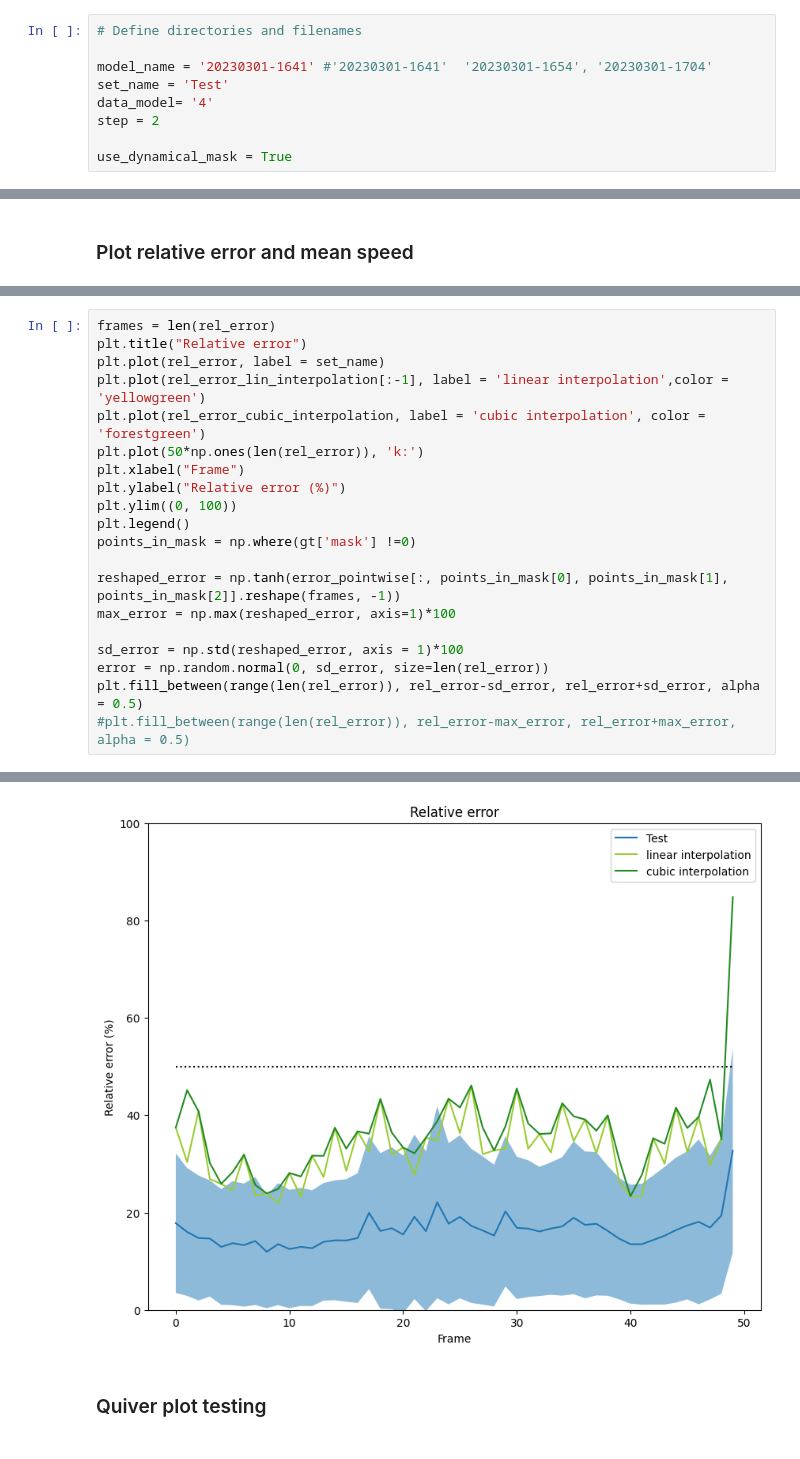
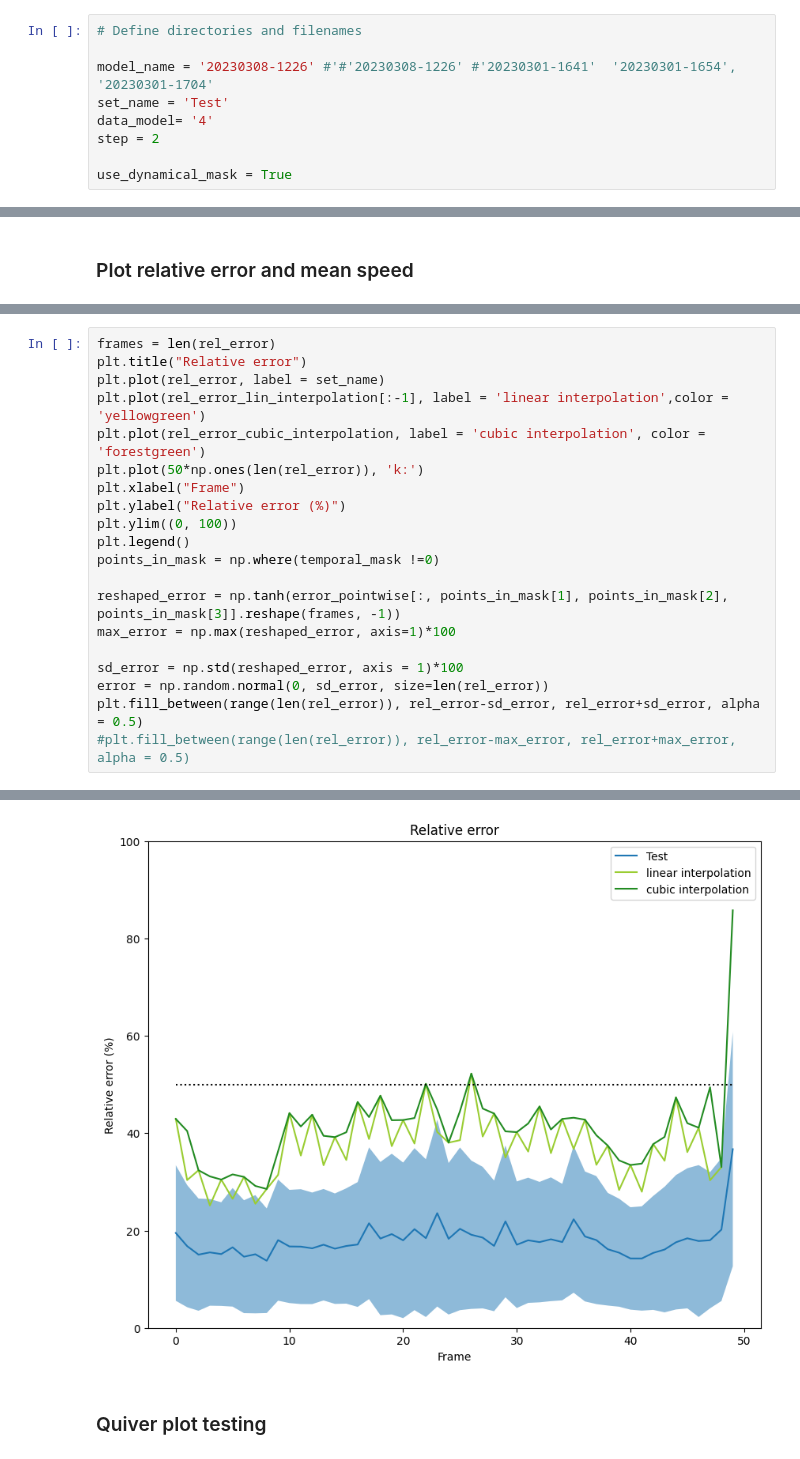
Before and after one commit to PiaaCaa/4DFlowNet, a Jupyter notebook: src/evaluate_plots.ipynb, the cells around one changed output, grey strips where cells are left out. Saved outputs shown, nothing was run; the diff lists cells and outputs as text.

```diff
--- a/src/evaluate_plots.ipynb
+++ b/src/evaluate_plots.ipynb
@@ -41,7 +40,7 @@ display(df1)
 # %%
 # Define directories and filenames
 
-model_name = '20230301-1641' #'20230301-1641'  '20230301-1654', '20230301-1704'
+model_name = '20230308-1226' #'#'20230308-1226' #'20230301-1641'  '20230301-1654', '20230301-1704'
 set_name = 'Test'
 data_model= '4'
 step = 2
@@ -513,26 +576,26 @@ plt.show()
 # %%
 frames = len(rel_error)
 plt.title("Relative error")
 plt.plot(rel_error, label = set_name)
 plt.plot(rel_error_lin_interpolation[:-1], label = 'linear interpolation',color = 'yellowgreen')
 plt.plot(rel_error_cubic_interpolation, label = 'cubic interpolation', color = 'forestgreen')
 plt.plot(50*np.ones(len(rel_error)), 'k:')
 plt.xlabel("Frame")
 plt.ylabel("Relative error (%)")
 plt.ylim((0, 100))
 plt.legend()
-points_in_mask = np.where(gt['mask'] !=0)
+points_in_mask = np.where(temporal_mask !=0)
 
-reshaped_error = np.tanh(error_pointwise[:, points_in_mask[0], points_in_mask[1], points_in_mask[2]].reshape(frames, -1))
+reshaped_error = np.tanh(error_pointwise[:, points_in_mask[1], points_in_mask[2], points_in_mask[3]].reshape(frames, -1))
 max_error = np.max(reshaped_error, axis=1)*100
 
 sd_error = np.std(reshaped_error, axis = 1)*100
 error = np.random.normal(0, sd_error, size=len(rel_error))
 plt.fill_between(range(len(rel_error)), rel_error-sd_error, rel_error+sd_error, alpha = 0.5)
 #plt.fill_between(range(len(rel_error)), rel_error-max_error, rel_error+max_error, alpha = 0.5)
 # %% [output]
 <matplotlib.collections.PolyCollection at 0x...>
-[figure, old version]
+[figure, new version]
 # %% [markdown]
 ### Quiver plot testing
 # %%
```
Also changed, not shown: parts of 28 cells of this notebook, 6 other files.
